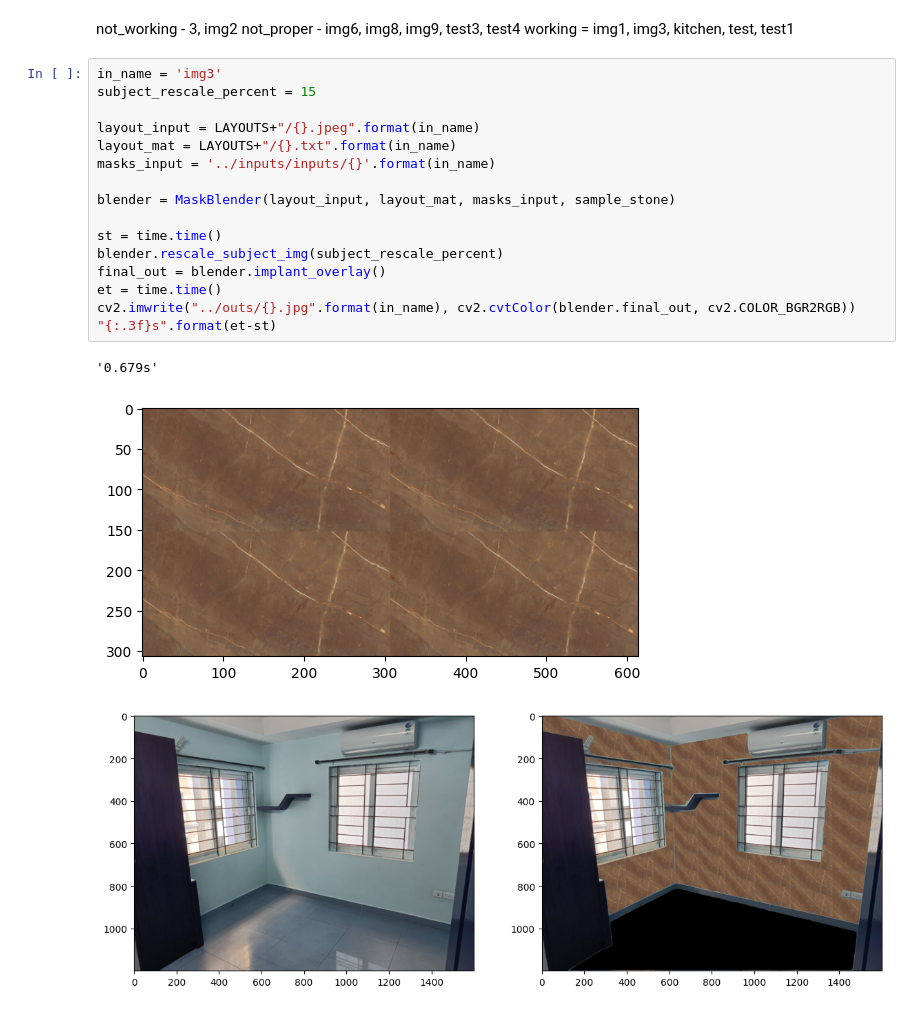
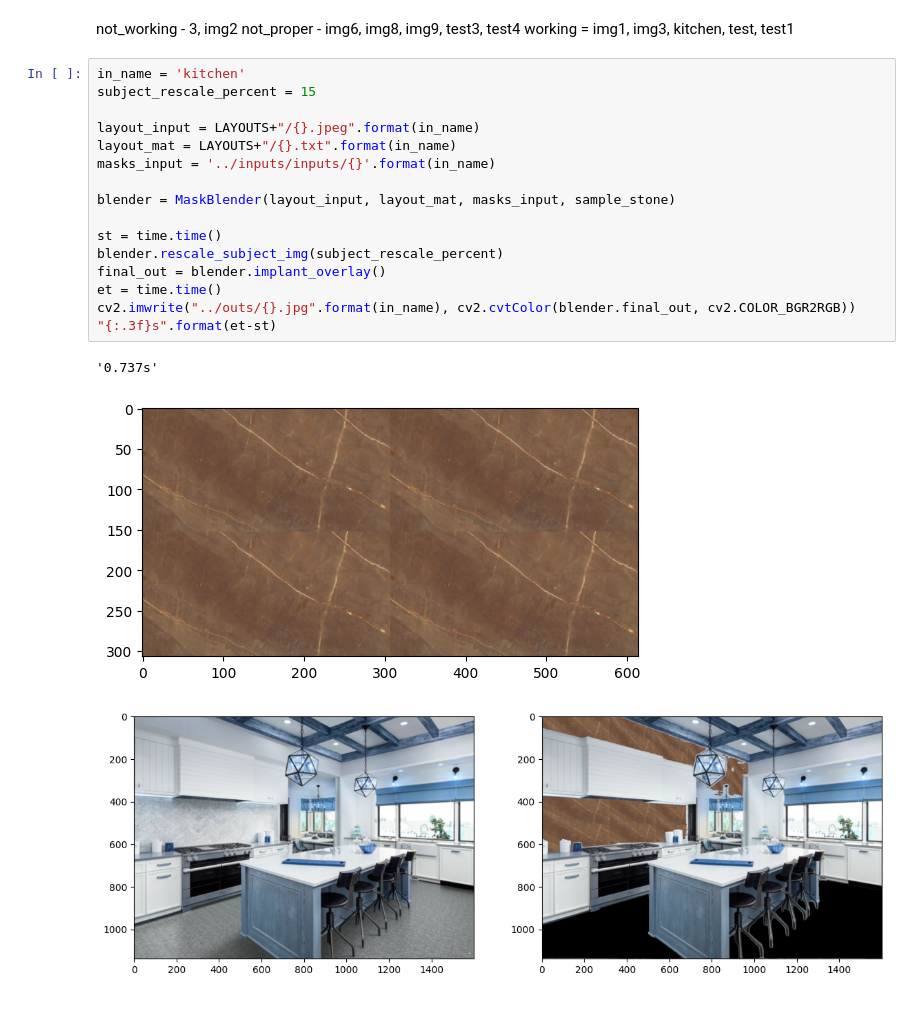
Before and after one commit to Karan-00-11/mfs, a Jupyter notebook: overlaying/overlayer.ipynb, the cells around one changed output. Saved outputs shown, nothing was run; the diff lists cells and outputs as text.

```diff
--- a/overlaying/overlayer.ipynb
+++ b/overlaying/overlayer.ipynb
@@ -292,25 +292,25 @@ not_working - 3, img2
 not_proper - img6, img8, img9, test3, test4
 working = img1, img3, kitchen, test, test1
 # %%
-in_name = 'img3'
+in_name = 'kitchen'
 subject_rescale_percent = 15
 
 layout_input = LAYOUTS+"/{}.jpeg".format(in_name)
 layout_mat = LAYOUTS+"/{}.txt".format(in_name)
 masks_input = '../inputs/inputs/{}'.format(in_name)
 
 blender = MaskBlender(layout_input, layout_mat, masks_input, sample_stone)
 
 st = time.time()
 blender.rescale_subject_img(subject_rescale_percent)
 final_out = blender.implant_overlay()
 et = time.time()
 cv2.imwrite("../outs/{}.jpg".format(in_name), cv2.cvtColor(blender.final_out, cv2.COLOR_BGR2RGB))
 "{:.3f}s".format(et-st)
 # %% [output]
-'0.679s'
+'0.737s'
 [figure]
-[figure, old version]
+[figure, new version]
 # %%
 plt.imshow(blender.wall_overlay)
 # %% [output]
```
Also changed, not shown: parts of 1 cell of this notebook, 3 other files.
